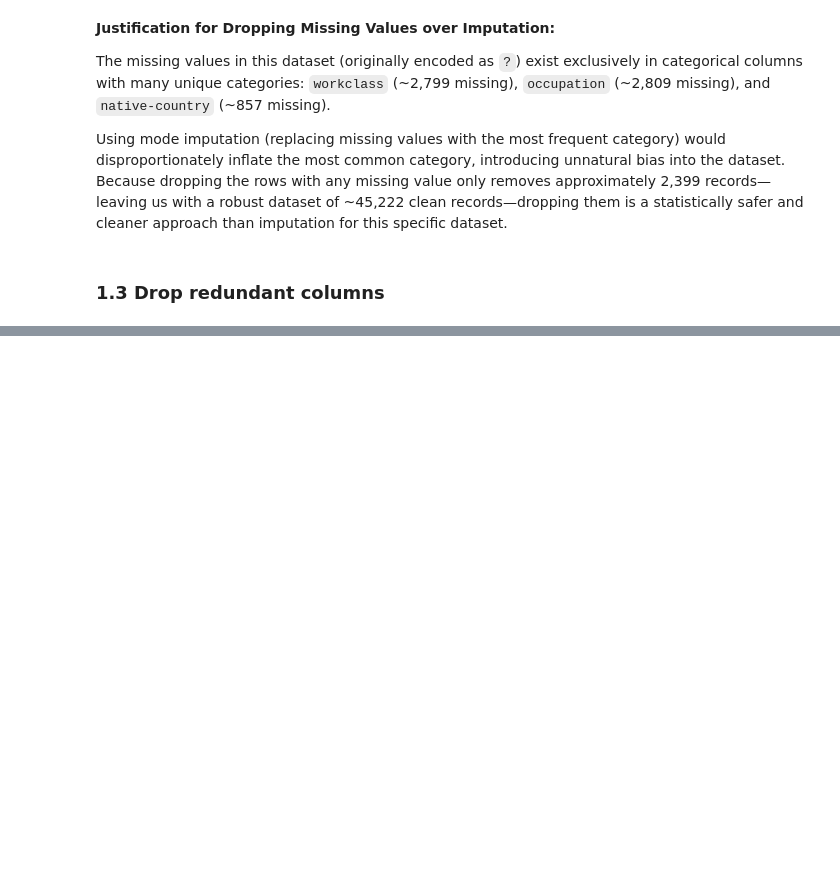
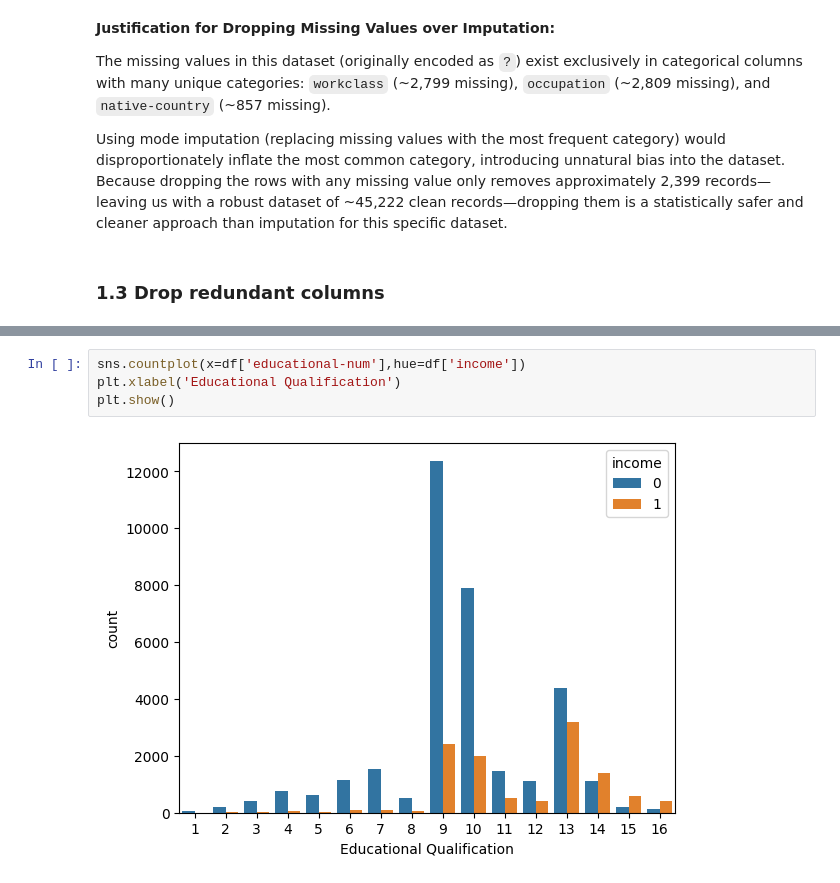
Before and after one commit to Deepvejpara/Income_Classifier, a Jupyter notebook: DL_PR2.ipynb, the cells around one changed output, grey strips where cells are left out. Cells and saved outputs as stored; diff of their text form; blank space fills up the shorter version.

```diff
--- a/DL_PR2.ipynb
+++ b/DL_PR2.ipynb
@@ -100,0 +153,6 @@ Using mode imputation (replacing missing values with the most frequent category)
+# %%
+sns.countplot(x=df['educational-num'],hue=df['income'])
+plt.xlabel('Educational Qualification')
+plt.show()
+# %% [output]
+[figure, added]
```
Also changed, not shown: parts of 30 cells of this notebook.
